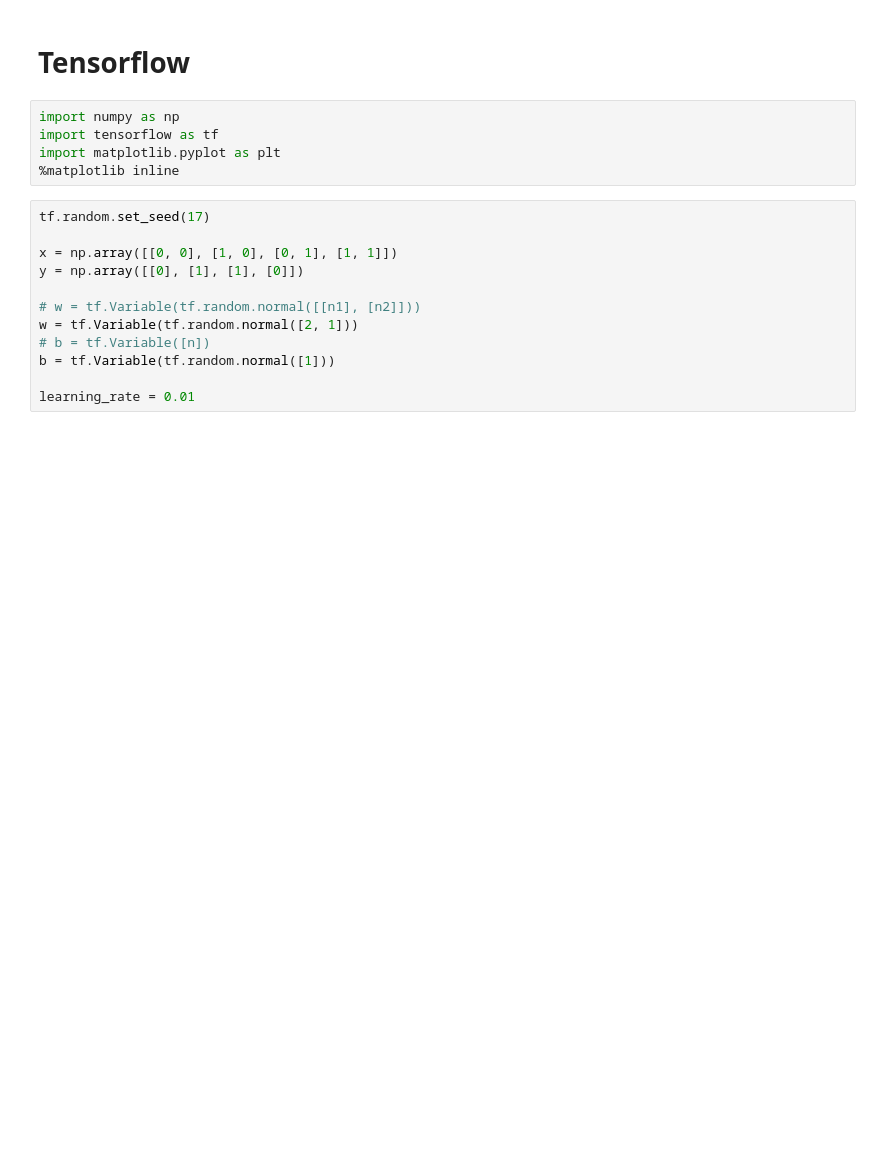
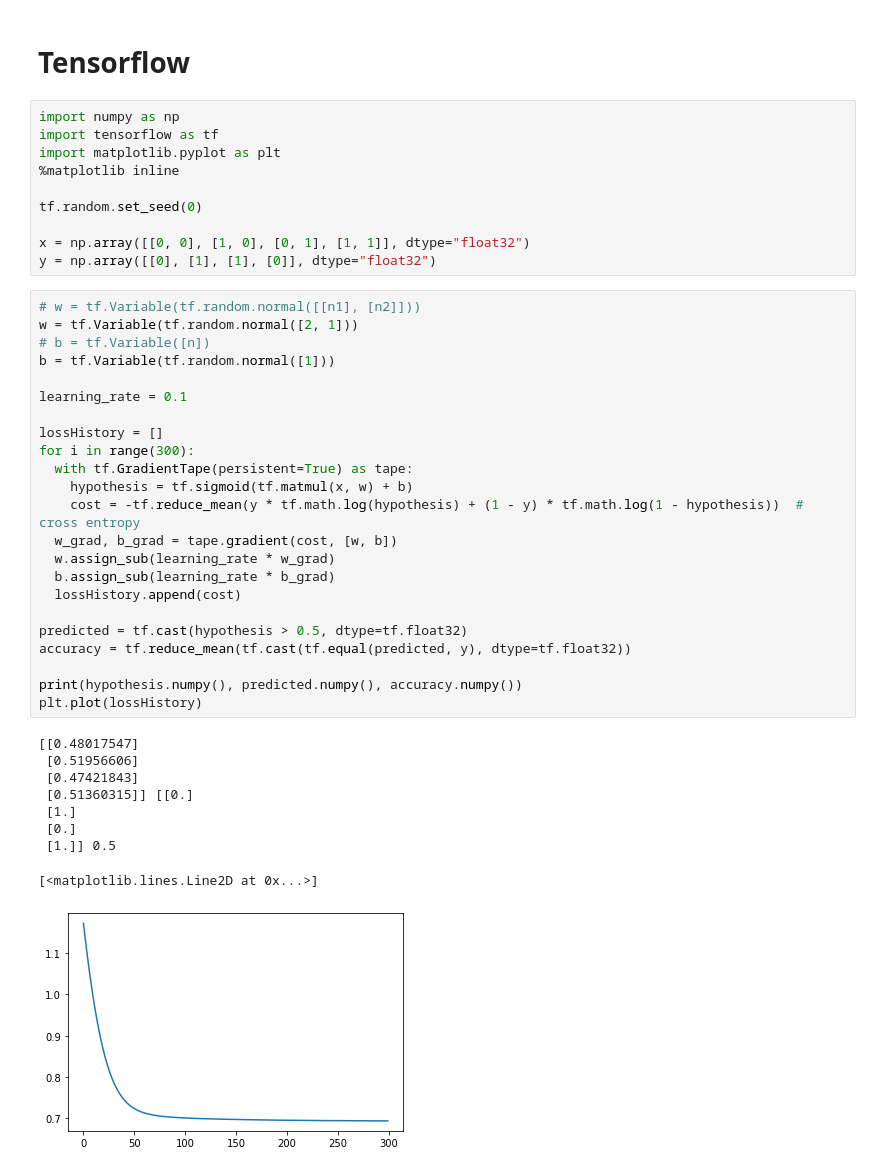
Before and after one commit to r0cd7b/DSAC, a Jupyter notebook: Lab2_XOR_NN.ipynb, the cells around one changed output. Cells and saved outputs as stored; diff of their text form; blank space fills up the shorter version.

```diff
--- a/Lab2_XOR_NN.ipynb
+++ b/Lab2_XOR_NN.ipynb
@@ -7,15 +7,41 @@ import numpy as np
 import tensorflow as tf
 import matplotlib.pyplot as plt
 %matplotlib inline
+
+tf.random.set_seed(0)
+
+x = np.array([[0, 0], [1, 0], [0, 1], [1, 1]], dtype="float32")
+y = np.array([[0], [1], [1], [0]], dtype="float32")
-# %%
-tf.random.set_seed(17)
-
-x = np.array([[0, 0], [1, 0], [0, 1], [1, 1]])
-y = np.array([[0], [1], [1], [0]])
-
-# w = tf.Variable(tf.random.normal([[n1], [n2]]))
-w = tf.Variable(tf.random.normal([2, 1]))
-# b = tf.Variable([n])
-b = tf.Variable(tf.random.normal([1]))
-
-learning_rate = 0.01
+# %%
+# w = tf.Variable(tf.random.normal([[n1], [n2]]))
+w = tf.Variable(tf.random.normal([2, 1]))
+# b = tf.Variable([n])
+b = tf.Variable(tf.random.normal([1]))
+
+learning_rate = 0.1
+
+lossHistory = []
+for i in range(300):
+  with tf.GradientTape(persistent=True) as tape:
+    hypothesis = tf.sigmoid(tf.matmul(x, w) + b)
+    cost = -tf.reduce_mean(y * tf.math.log(hypothesis) + (1 - y) * tf.math.log(1 - hypothesis))  # cross entropy
+  w_grad, b_grad = tape.gradient(cost, [w, b])
+  w.assign_sub(learning_rate * w_grad)
+  b.assign_sub(learning_rate * b_grad)
+  lossHistory.append(cost)
+
+predicted = tf.cast(hypothesis > 0.5, dtype=tf.float32)
+accuracy = tf.reduce_mean(tf.cast(tf.equal(predicted, y), dtype=tf.float32))
+
+print(hypothesis.numpy(), predicted.numpy(), accuracy.numpy())
+plt.plot(lossHistory)
+# %% [output]
+[[0.48017547]
+ [0.51956606]
+ [0.47421843]
+ [0.51360315]] [[0.]
+ [1.]
+ [0.]
+ [1.]] 0.5
+[<matplotlib.lines.Line2D at 0x...>]
+[figure, added]
```
Also changed, not shown: parts of 7 cells of this notebook.
